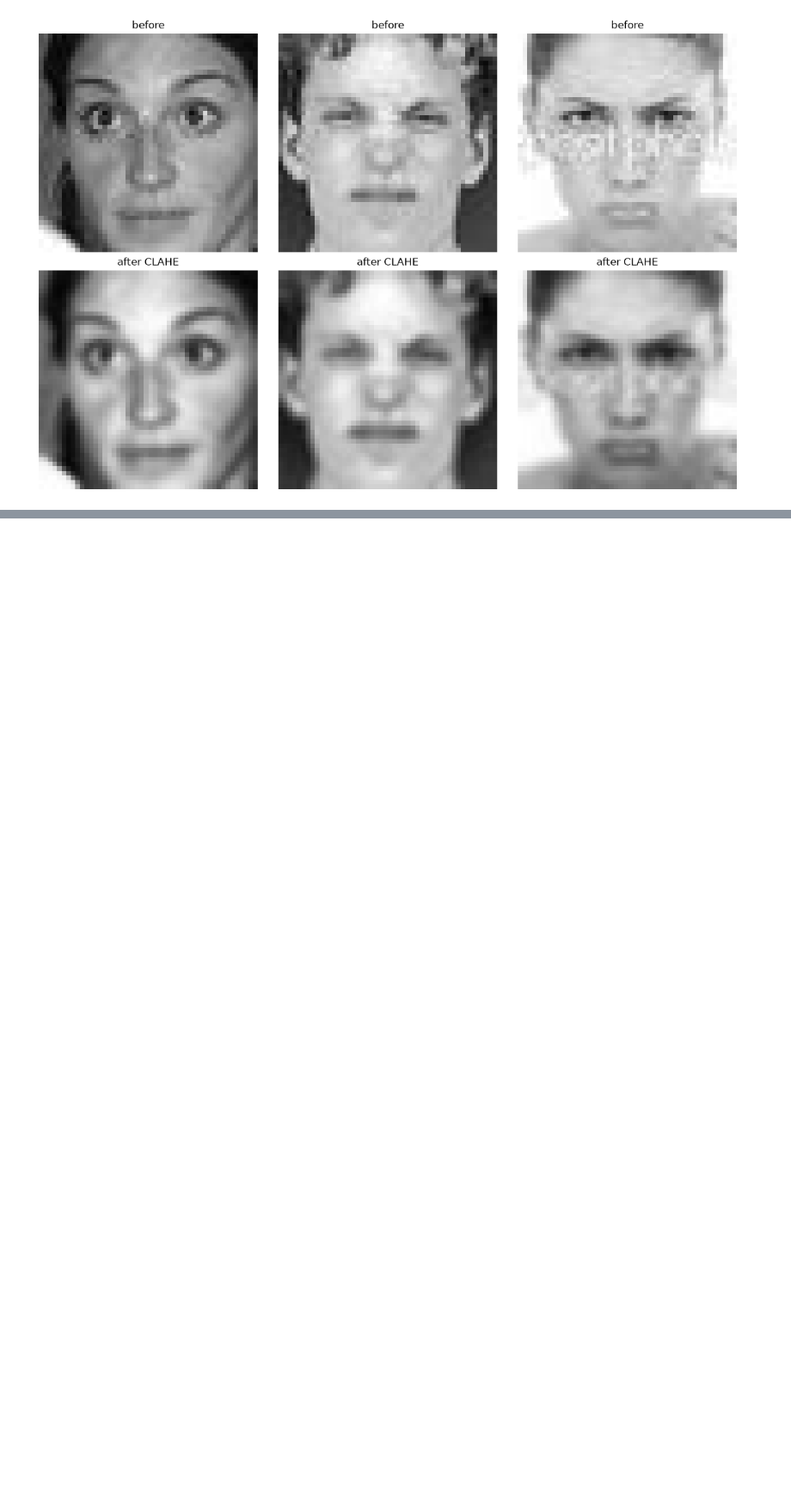
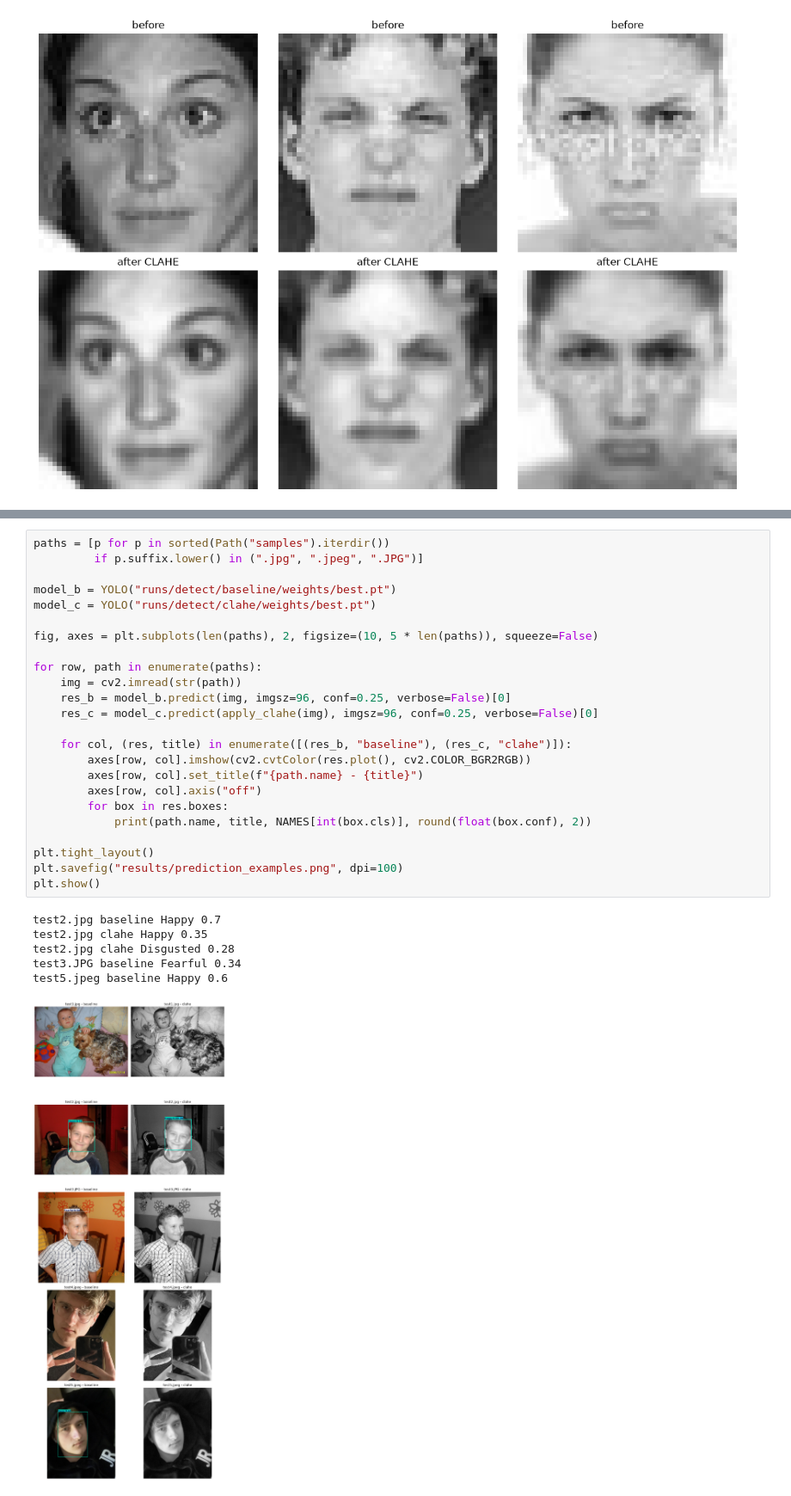
Before and after one commit to oblivi0n-arch/edu-grafika-lab3, a Jupyter notebook: image-detection.ipynb, the cells around one changed output, grey strips where cells are left out. Shown at 86% size. Drawn from its saved outputs; the diff is of its cells as text; blank space fills up the shorter version.

Commit message:
feat: add emotion detection on images with evaluation

```diff
--- a/image-detection.ipynb
+++ b/image-detection.ipynb
@@ -94,0 +120,31 @@ plt.show()
+# %%
+paths = [p for p in sorted(Path("samples").iterdir())
+         if p.suffix.lower() in (".jpg", ".jpeg", ".JPG")]
+
+model_b = YOLO("runs/detect/baseline/weights/best.pt")
+model_c = YOLO("runs/detect/clahe/weights/best.pt")
+
+fig, axes = plt.subplots(len(paths), 2, figsize=(10, 5 * len(paths)), squeeze=False)
+
+for row, path in enumerate(paths):
+    img = cv2.imread(str(path))
+    res_b = model_b.predict(img, imgsz=96, conf=0.25, verbose=False)[0]
+    res_c = model_c.predict(apply_clahe(img), imgsz=96, conf=0.25, verbose=False)[0]
+
+    for col, (res, title) in enumerate([(res_b, "baseline"), (res_c, "clahe")]):
+        axes[row, col].imshow(cv2.cvtColor(res.plot(), cv2.COLOR_BGR2RGB))
+        axes[row, col].set_title(f"{path.name} - {title}")
+        axes[row, col].axis("off")
+        for box in res.boxes:
+            print(path.name, title, NAMES[int(box.cls)], round(float(box.conf), 2))
+
+plt.tight_layout()
+plt.savefig("results/prediction_examples.png", dpi=100)
+plt.show()
+# %% [output]
+test2.jpg baseline Happy 0.7
+test2.jpg clahe Happy 0.35
+test2.jpg clahe Disgusted 0.28
+test3.JPG baseline Fearful 0.34
+test5.jpeg baseline Happy 0.6
+[figure, added]
```
Also changed, not shown: parts of 4 cells of this notebook, 5 other files.
